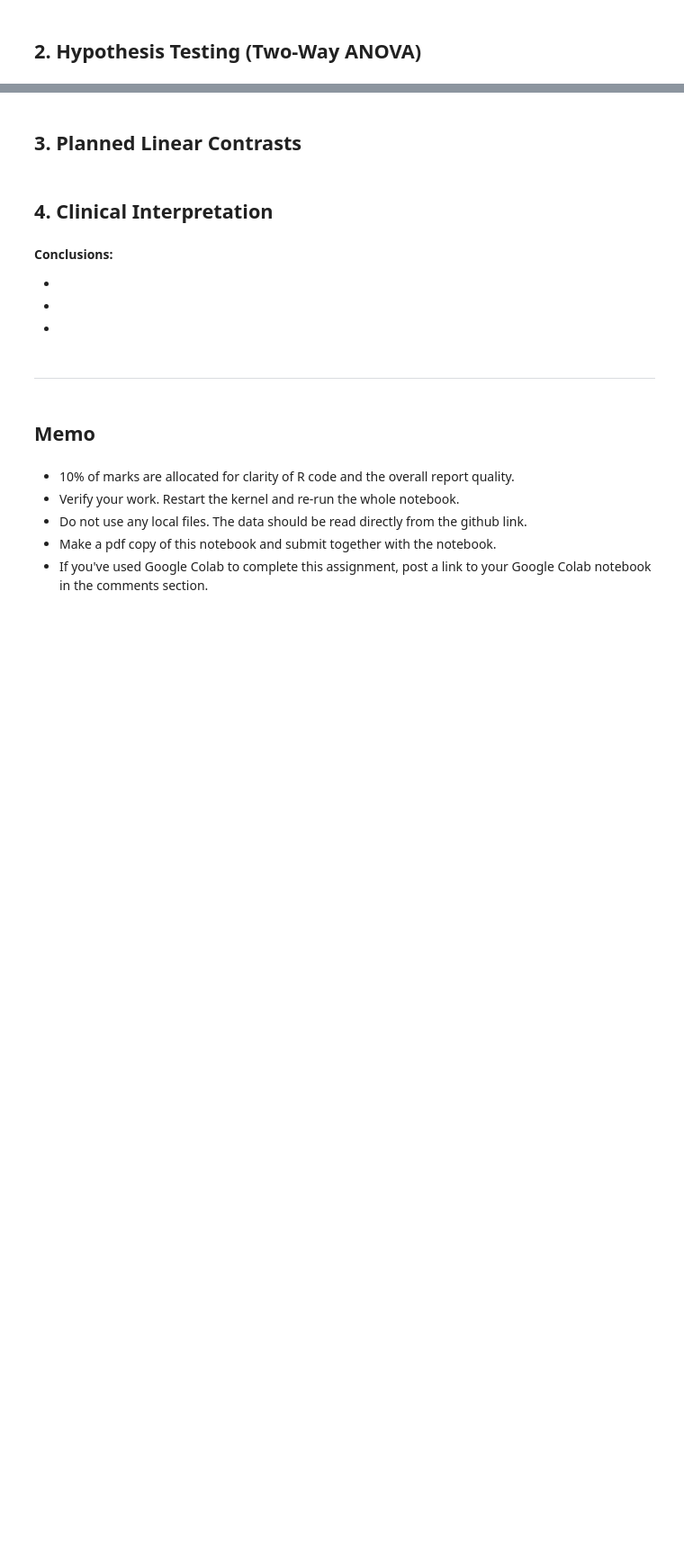
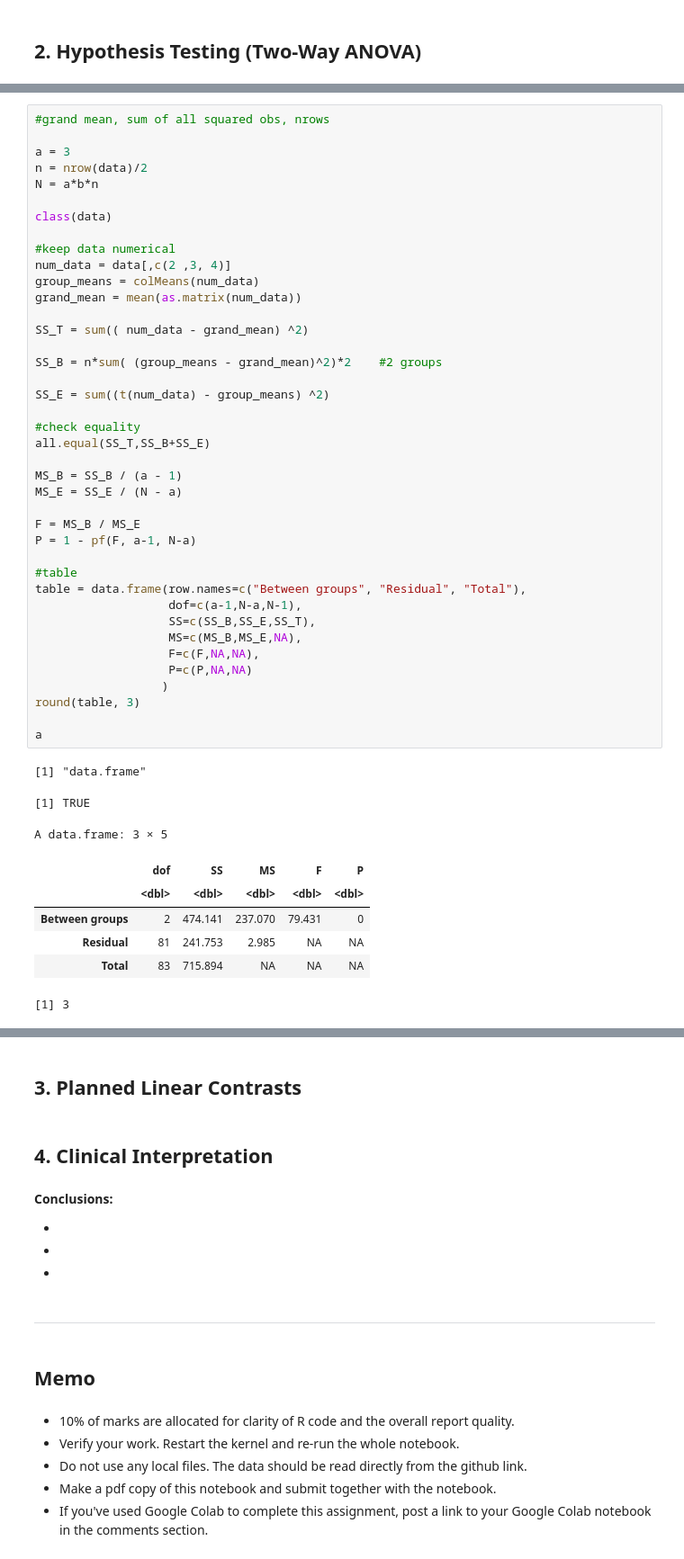
Before and after one commit to carn51/Assignment-1, a Jupyter notebook: A3/Assignment_3_ANOVA_Template.ipynb, the cells around one changed output, grey strips where cells are left out. Shown at 90% size. Cells and saved outputs as stored; diff of their text form; blank space fills up the shorter version.

```diff
--- a/A3/Assignment_3_ANOVA_Template.ipynb
+++ b/A3/Assignment_3_ANOVA_Template.ipynb
@@ -141,0 +203,50 @@ std_res =
+# %%
+#grand mean, sum of all squared obs, nrows
+
+a = 3
+n = nrow(data)/2
+N = a*b*n
+
+class(data)
+
+#keep data numerical
+num_data = data[,c(2 ,3, 4)]
+group_means = colMeans(num_data)
+grand_mean = mean(as.matrix(num_data))
+
+SS_T = sum(( num_data - grand_mean) ^2)
+
+SS_B = n*sum( (group_means - grand_mean)^2)*2    #2 groups
+
+SS_E = sum((t(num_data) - group_means) ^2)
+
+#check equality
+all.equal(SS_T,SS_B+SS_E)
+
+MS_B = SS_B / (a - 1)
+MS_E = SS_E / (N - a)
+
+F = MS_B / MS_E
+P = 1 - pf(F, a-1, N-a)
+
+#table
+table = data.frame(row.names=c("Between groups", "Residual", "Total"),
+                   dof=c(a-1,N-a,N-1),
+                   SS=c(SS_B,SS_E,SS_T),
+                   MS=c(MS_B,MS_E,NA),
+                   F=c(F,NA,NA),
+                   P=c(P,NA,NA)
+                  )
+round(table, 3)
+
+a
+# %% [output]
+[1] "data.frame"
+[1] TRUE
+A data.frame: 3 × 5
+|  | dof | SS | MS | F | P |
+|  | <dbl> | <dbl> | <dbl> | <dbl> | <dbl> |
+| Between groups | 2 | 474.141 | 237.070 | 79.431 | 0 |
+| Residual | 81 | 241.753 | 2.985 | NA | NA |
+| Total | 83 | 715.894 | NA | NA | NA |
+[1] 3
```
Also changed, not shown: parts of 16 cells of this notebook.
